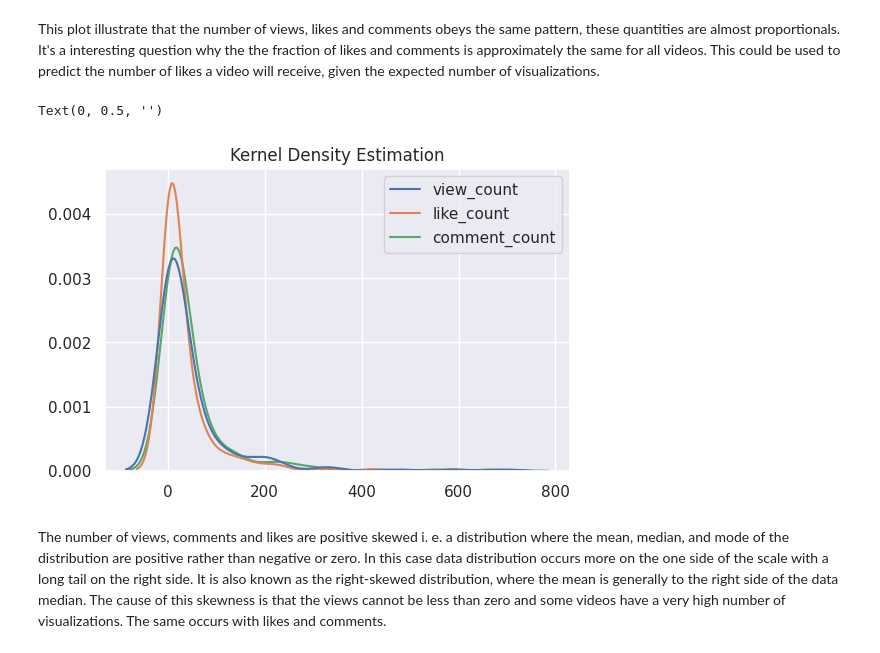
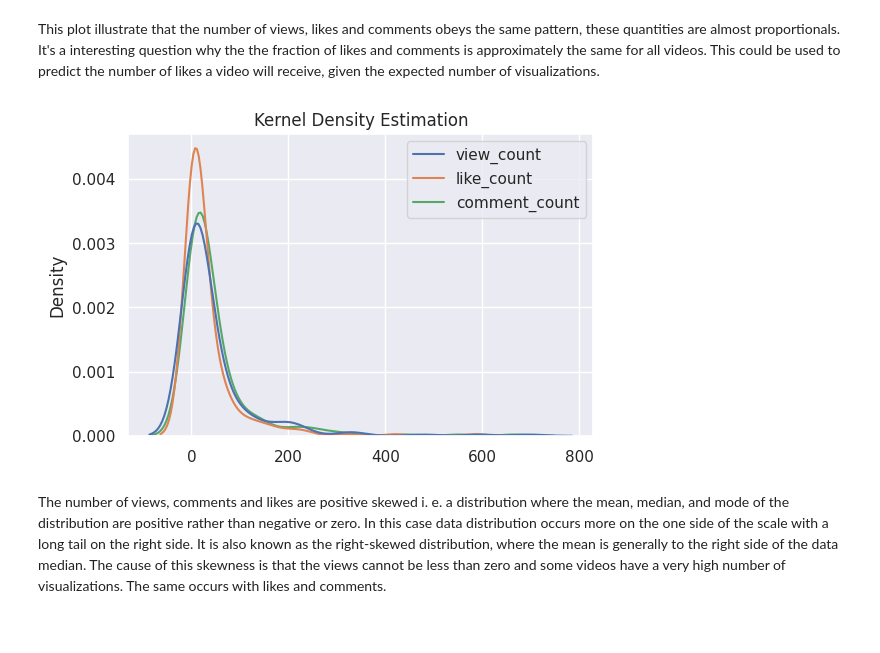
Before and after one commit to dimasjackson/Supernovae-Analysis-with-MCMC, a Jupyter notebook: a-youtube-channel-evolution.ipynb, the cells around one changed output. Drawn from its saved outputs; the diff is of its cells as text; code cells hidden in the pictures.

```diff
--- a/a-youtube-channel-evolution.ipynb
+++ b/a-youtube-channel-evolution.ipynb
@@ -317,11 +317,9 @@ plt.legend(fontsize=14)
 This plot illustrate that the number of views, likes and comments obeys the same pattern, these quantities are almost proportionals. It's a interesting question why the the fraction of likes and comments is approximately the same for all videos. This could be used to predict the number of likes a video will receive, given the expected number of visualizations.
 # %%
 sns.kdeplot(data=norm_data).set(title="Kernel Density Estimation")
-plt.xlabel("")
-plt.ylabel("")
+plt.savefig("kde.png")
 # %% [output]
-Text(0, 0.5, '')
-[figure, old version]
+[figure, new version]
 # %% [markdown]
 The number of views, comments and likes are positive skewed i. e. a distribution where the mean, median, and mode of the distribution are positive rather than negative or zero. In this case data distribution occurs more on the one side of the scale with a long tail on the right side. It is also known as the right-skewed distribution, where the mean is generally to the right side of the data median. The cause of this skewness is that the views cannot be less than zero and some videos have a very high number of visualizations. The same occurs with likes and comments.
 # %%
```
Also changed, not shown: parts of 9 cells of this notebook.
